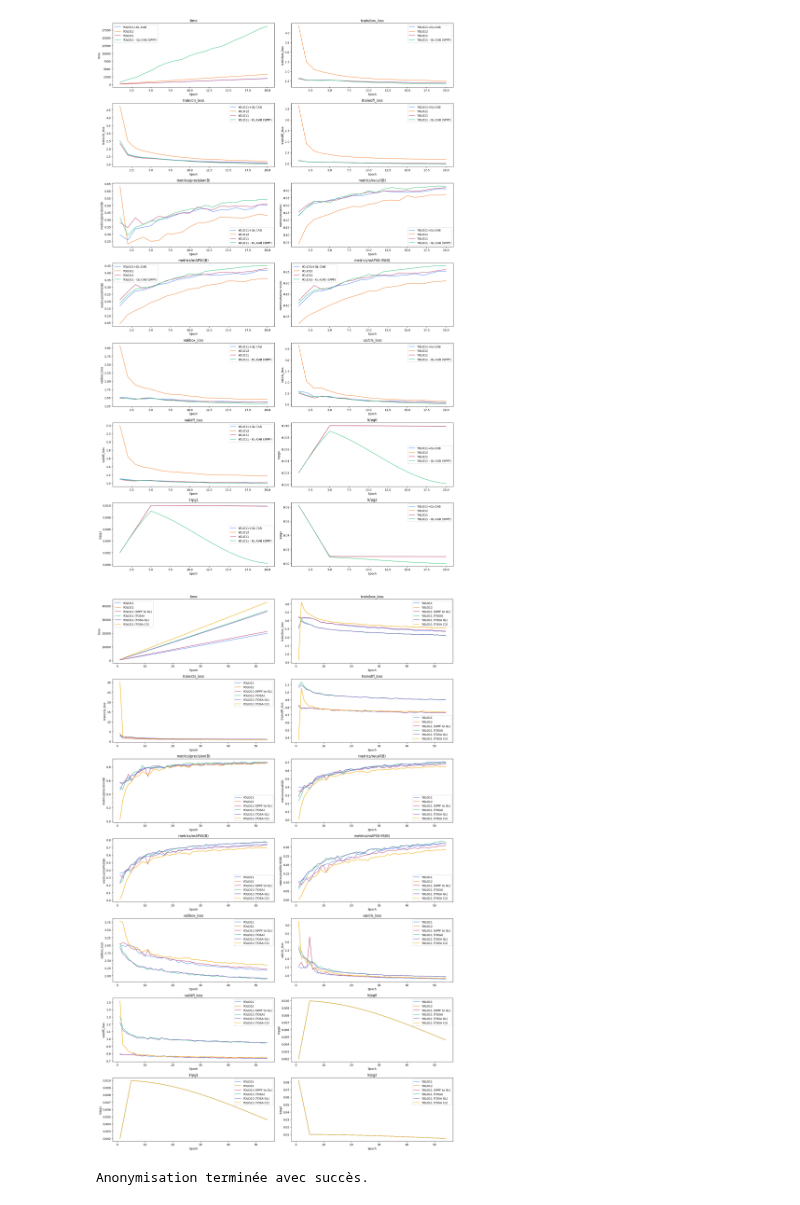
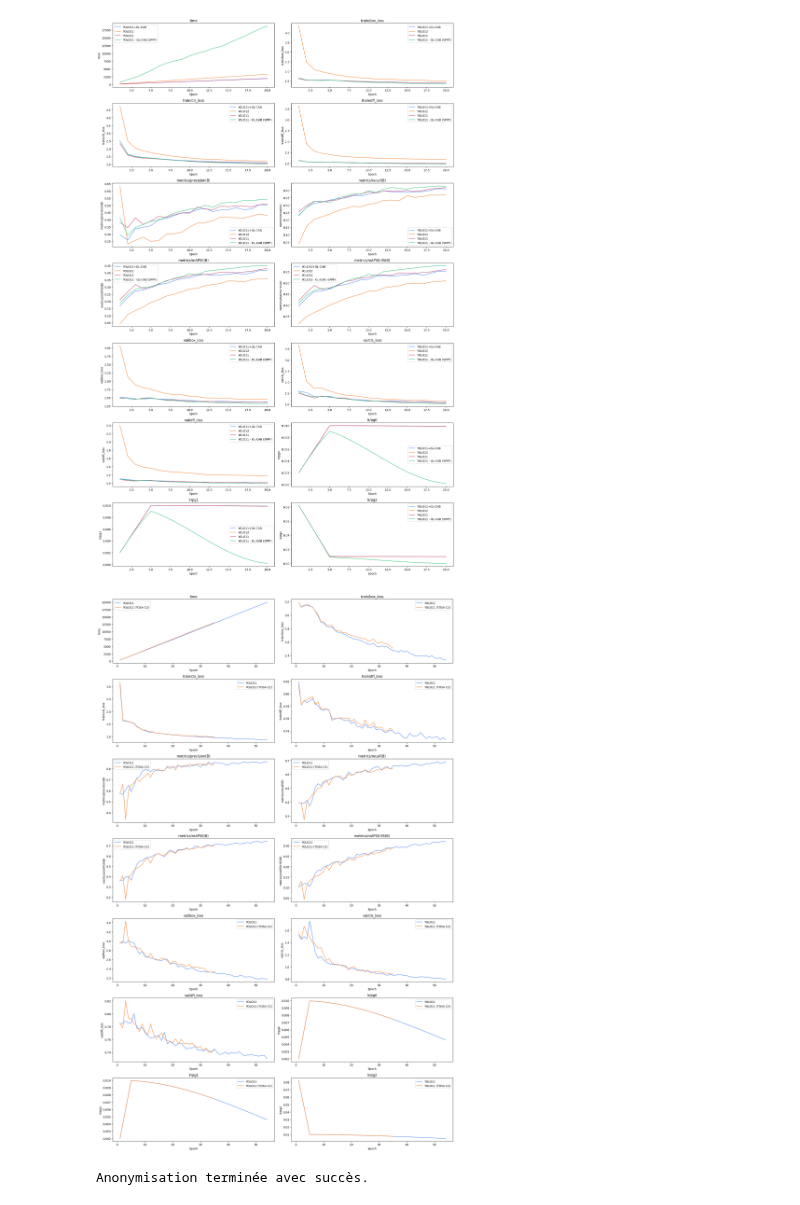
Before and after one commit to osiastossou/gl-yolo, a Jupyter notebook: analyse.ipynb, the cells around one changed output. Drawn from its saved outputs; the diff is of its cells as text; code cells hidden in the pictures.

```diff
--- a/analyse.ipynb
+++ b/analyse.ipynb
@@ -172,7 +172,7 @@ df_sppf_gl = pd.read_csv("rs600/yolo11-sppf-gl-MVA-100.csv")[:54]
 df_sppf_gl_dw = pd.read_csv("rs600/yolo11-sppf-gl-dw-MVA-100.csv")[:54]
 df_tosa = pd.read_csv("rs600/yolo11-tosa-MVA-100.csv")[:54]
 df_tosa_gl = pd.read_csv("rs600/yolo11-tosa-gl-MVA-100.csv")[:54]
-df_tosa_c2 = pd.read_csv("rs600/yolo11-tosa-c2-MVA-100.csv")[:54]
+df_tosa_c2 = pd.read_csv("rs600/yolo11-sppf-avg-MVA-100.csv")[:54]
 
 
 
@@ -184,38 +184,38 @@ epochs = df_tosa_gl.iloc[:, 0]
 
 # Sélection des 14 métriques
 metrics = df_tosa_gl.columns[1:15]
 
 # Création des subplots (7 lignes × 2 colonnes = 14 graphes)
 fig, axes = plt.subplots(7, 2, figsize=(18, 28))
 axes = axes.flatten()
 
 for i, metric in enumerate(metrics):
     #axes[i].plot(epochs, df1[metric], label="YOLO11+GL-CAB")
     #axes[i].plot(df_c2psa_gl.iloc[:, 0], df_c2psa_gl[metric], label="YOLO11 (C2PSA to GL)")
     axes[i].plot(df_y11.iloc[:, 0], df_y11[metric], label="YOLO11")
     #axes[i].plot(epochs1, df5[metric], label="YOLO11+GL-CAB+PSA")
-    axes[i].plot(df_y12.iloc[:, 0], df_y12[metric], label="YOLO12")
-    axes[i].plot(df_sppf_gl.iloc[:, 0], df_sppf_gl[metric], label="YOLO11 (SPPF to GL)")
+    #-axes[i].plot(df_y12.iloc[:, 0], df_y12[metric], label="YOLO12")
+    #-axes[i].plot(df_sppf_gl.iloc[:, 0], df_sppf_gl[metric], label="YOLO11 (SPPF to GL)")
     #axes[i].plot(df_sppf_gl_dw.iloc[:, 0], df_sppf_gl_dw[metric], label="YOLO11 (SPPF to GL-DW)")
-    axes[i].plot(df_tosa.iloc[:, 0], df_tosa[metric], label="YOLO11 (TOSA)")
-    axes[i].plot(df_tosa_gl.iloc[:, 0], df_tosa_gl[metric], label="YOLO11 (TOSA GL)")
+    #-axes[i].plot(df_tosa.iloc[:, 0], df_tosa[metric], label="YOLO11 (TOSA)")
+    #-axes[i].plot(df_tosa_gl.iloc[:, 0], df_tosa_gl[metric], label="YOLO11 (TOSA GL)")
     axes[i].plot(df_tosa_c2.iloc[:, 0], df_tosa_c2[metric], label="YOLO11 (TOSA C2)")
 
 
     axes[i].set_title(metric)
     axes[i].set_xlabel("Epoch")
     axes[i].set_ylabel(metric)
     axes[i].legend()
 
 plt.tight_layout()
 
 # Sauvegarde image
 plt.savefig("comparison_metrics.png")
 
 # Affichage
 plt.show()
 # %% [output]
-[figure, old version]
+[figure, new version]
 # %%
 import pandas as pd
 
```
Also changed, not shown: 2 other files.
